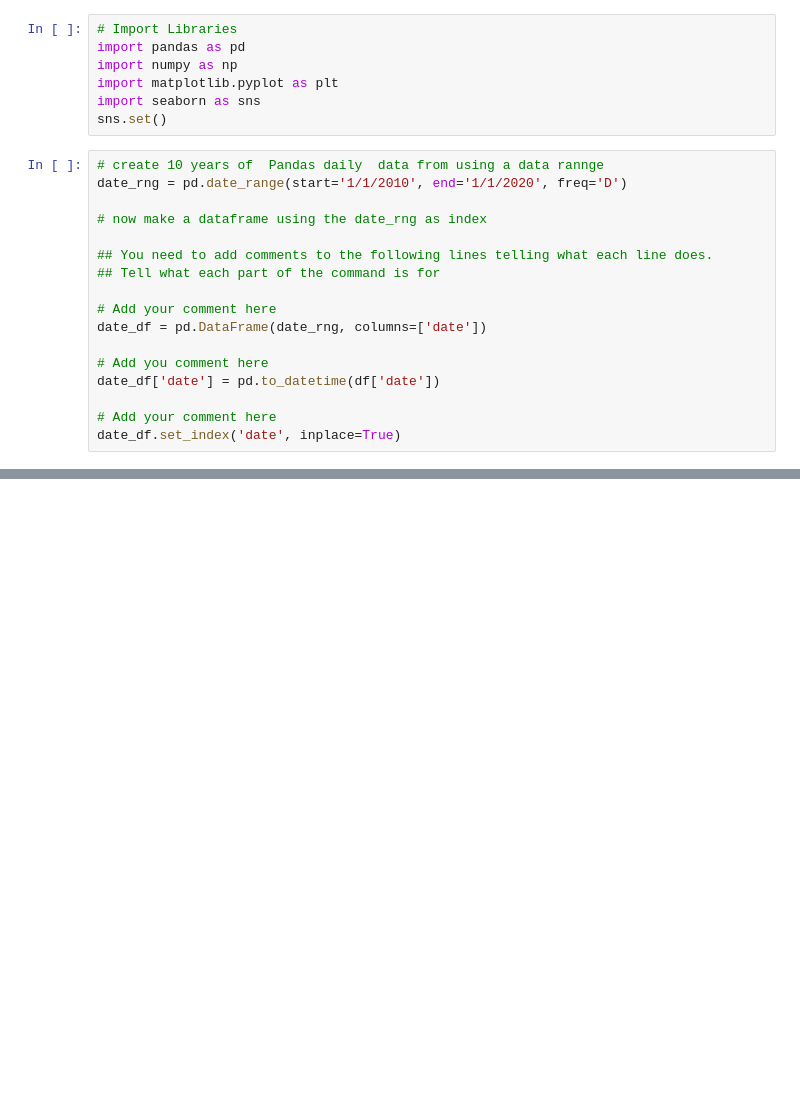
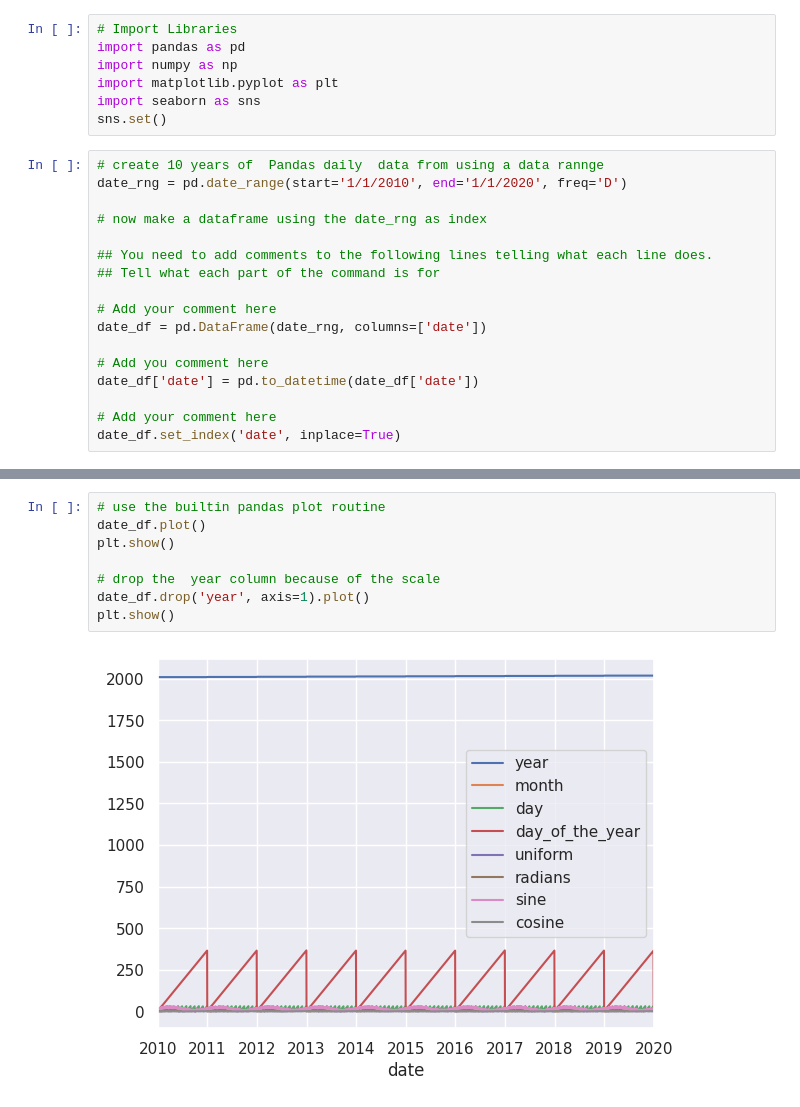
Before and after one commit to byu-cce270/content, a Jupyter notebook: docs/unit3/05_pandas_part2/in_class_pandaspart2.ipynb, the cells around one changed output, grey strips where cells are left out. Saved outputs shown, nothing was run; the diff lists cells and outputs as text; blank space fills up the shorter version.

```diff
--- a/docs/unit3/05_pandas_part2/in_class_pandaspart2.ipynb
+++ b/docs/unit3/05_pandas_part2/in_class_pandaspart2.ipynb
@@ -25,7 +31,7 @@ date_rng = pd.date_range(start='1/1/2010', end='1/1/2020', freq='D')
 date_df = pd.DataFrame(date_rng, columns=['date'])
 
 # Add you comment here
-date_df['date'] = pd.to_datetime(df['date'])
+date_df['date'] = pd.to_datetime(date_df['date'])
 
 # Add your comment here
 date_df.set_index('date', inplace=True)
@@ -39,0 +146,10 @@ date_df['year'] = date_df.index.year
+# %%
+# use the builtin pandas plot routine
+date_df.plot()
+plt.show()
+
+# drop the  year column because of the scale
+date_df.drop('year', axis=1).plot()
+plt.show()
+# %% [output]
+[figure, added]
```
Also changed, not shown: parts of 13 cells of this notebook.
